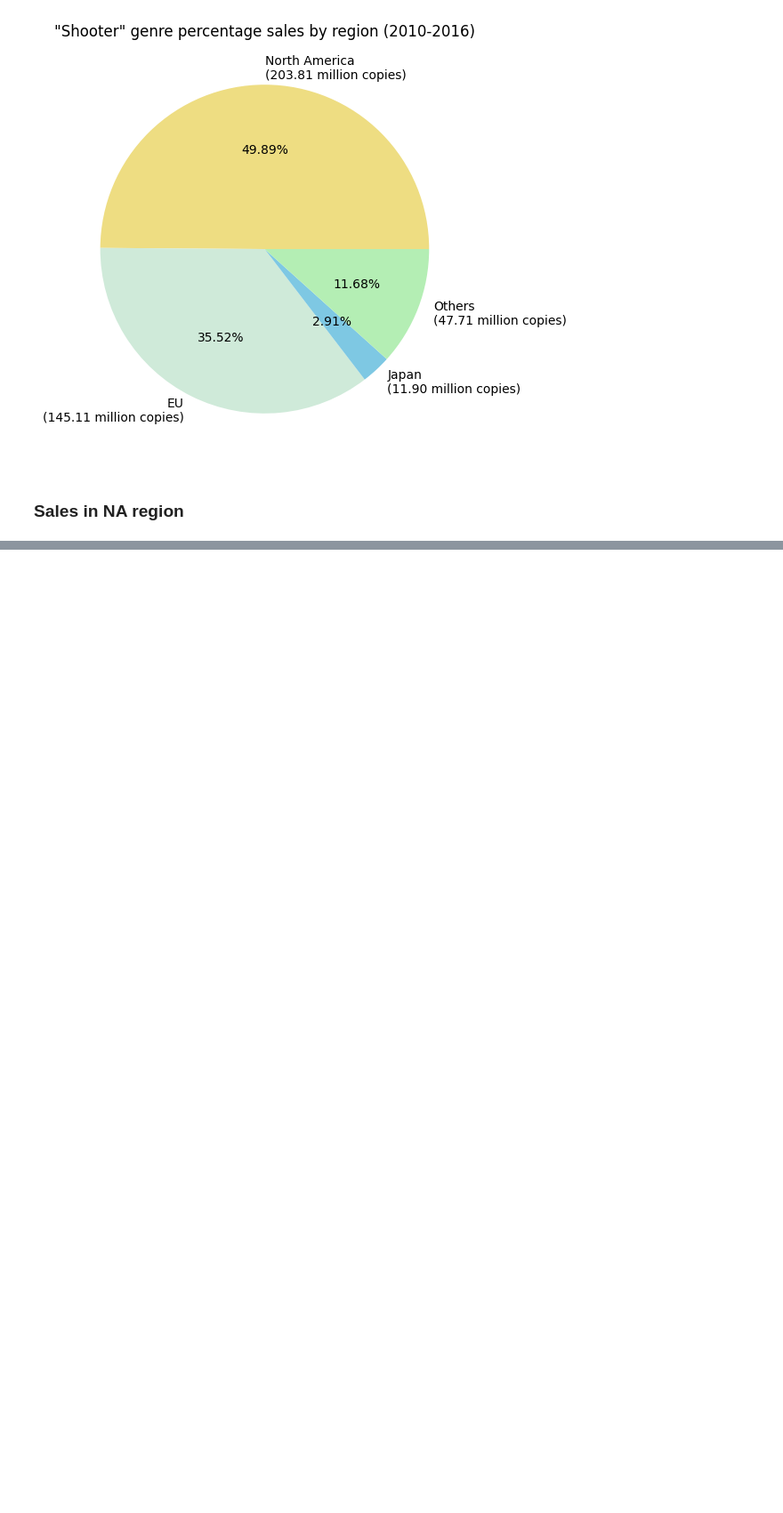
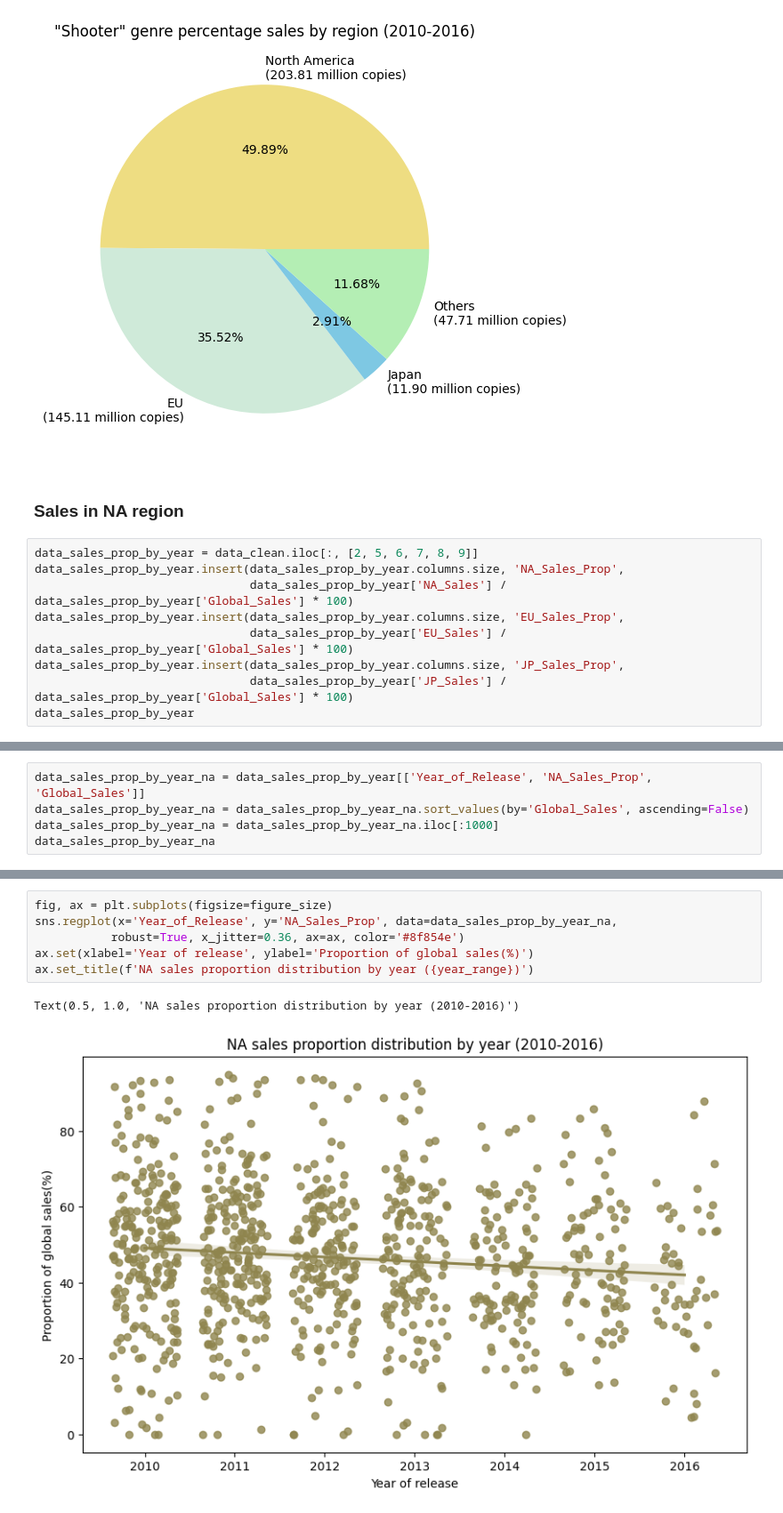
Before and after one commit to hansstanley/YongTauFoo, a Jupyter notebook: notebooks/sales_rush_kirubi.ipynb, the cells around one changed output, grey strips where cells are left out. Shown at 89% size. Cells and saved outputs as stored; diff of their text form; blank space fills up the shorter version.

```diff
--- a/notebooks/sales_rush_kirubi.ipynb
+++ b/notebooks/sales_rush_kirubi.ipynb
@@ -214,3 +215,12 @@ plt.show()
 [figure]
 # %% [markdown]
 ### Sales in NA region
+# %%
+data_sales_prop_by_year = data_clean.iloc[:, [2, 5, 6, 7, 8, 9]]
+data_sales_prop_by_year.insert(data_sales_prop_by_year.columns.size, 'NA_Sales_Prop',
+                               data_sales_prop_by_year['NA_Sales'] / data_sales_prop_by_year['Global_Sales'] * 100)
+data_sales_prop_by_year.insert(data_sales_prop_by_year.columns.size, 'EU_Sales_Prop',
+                               data_sales_prop_by_year['EU_Sales'] / data_sales_prop_by_year['Global_Sales'] * 100)
+data_sales_prop_by_year.insert(data_sales_prop_by_year.columns.size, 'JP_Sales_Prop',
+                               data_sales_prop_by_year['JP_Sales'] / data_sales_prop_by_year['Global_Sales'] * 100)
+data_sales_prop_by_year
@@ -216,0 +241,5 @@ plt.show()
+# %%
+data_sales_prop_by_year_na = data_sales_prop_by_year[['Year_of_Release', 'NA_Sales_Prop', 'Global_Sales']]
+data_sales_prop_by_year_na = data_sales_prop_by_year_na.sort_values(by='Global_Sales', ascending=False)
+data_sales_prop_by_year_na = data_sales_prop_by_year_na.iloc[:1000]
+data_sales_prop_by_year_na
@@ -216,0 +260,9 @@ plt.show()
+# %%
+fig, ax = plt.subplots(figsize=figure_size)
+sns.regplot(x='Year_of_Release', y='NA_Sales_Prop', data=data_sales_prop_by_year_na,
+           robust=True, x_jitter=0.36, ax=ax, color='#8f854e')
+ax.set(xlabel='Year of release', ylabel='Proportion of global sales(%)')
+ax.set_title(f'NA sales proportion distribution by year ({year_range})')
+# %% [output]
+Text(0.5, 1.0, 'NA sales proportion distribution by year (2010-2016)')
+[figure, added]
```
Also changed, not shown: parts of 10 cells of this notebook, 3 other files.
